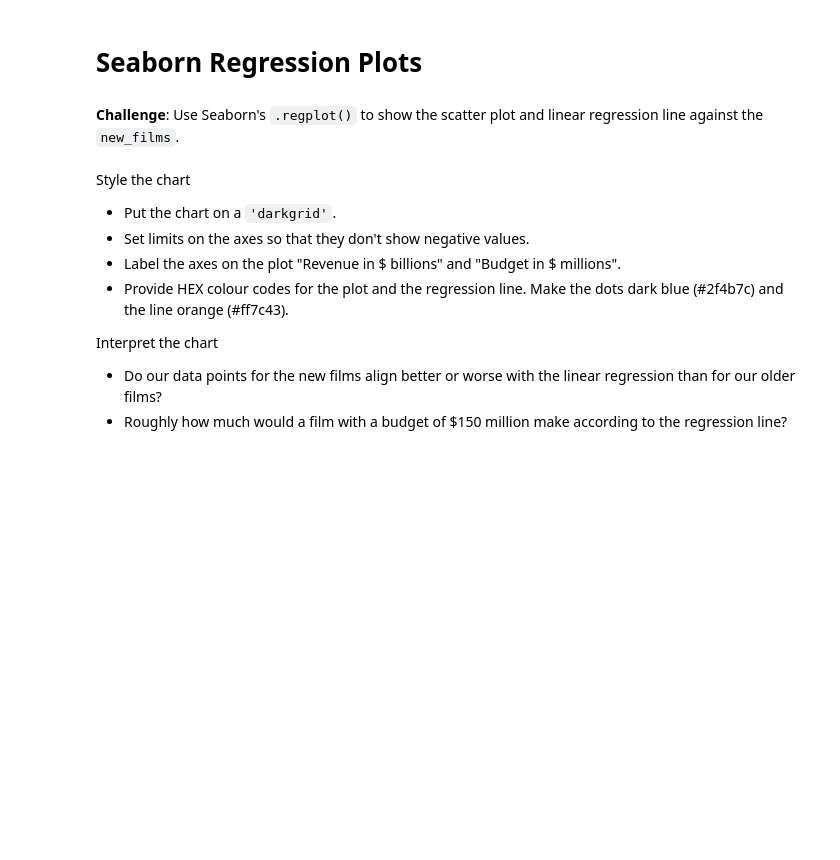
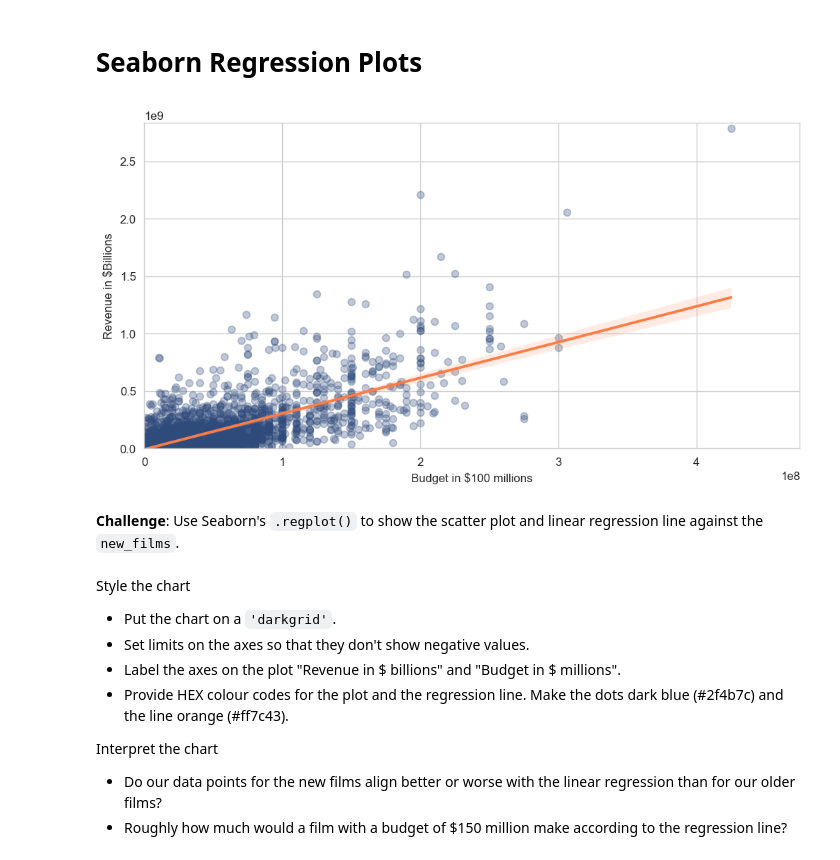
Before and after one commit to Xor01/MovieBudget-vs-Revenue, a Jupyter notebook: Seaborn_and_Linear_Regression.ipynb, the cells around one changed output. Cells and saved outputs as stored; diff of their text form; code cells hidden in the pictures; blank space fills up the shorter version.

Commit message:
create two reg_plots for old and new movies

```diff
--- a/Seaborn_and_Linear_Regression.ipynb
+++ b/Seaborn_and_Linear_Regression.ipynb
@@ -386,6 +386,24 @@ The most expansive movie released prior 1970s:
 | 109 | 1253 | 1963-12-06 | Cleopatra | 42000000 | 71000000 | 57000000 | ... |
 # %% [markdown]
 # Seaborn Regression Plots
+# %%
+plt.figure(figsize=(10, 5), dpi=120)
+
+with sns.axes_style('whitegrid'):
+    x1 = sns.regplot(data=data_clean,
+                x='USD_Production_Budget',
+                y='USD_Worldwide_Gross',
+                scatter_kws={'alpha': 0.3},
+                color='#2f4b7c',
+                line_kws={'color': '#ff7c43'}
+                )
+    x1.set(
+            xlim=(0, new_films['USD_Production_Budget'].max() + 50000000),
+            ylim= (0, new_films['USD_Worldwide_Gross'].max()  + 50000000),
+            ylabel='Revenue in $Billions',
+            xlabel='Budget in $100 millions')
+# %% [output]
+[figure, added]
 # %% [markdown]
 **Challenge**: Use Seaborn's `.regplot()` to show the scatter plot and linear regression line against the `new_films`.
 <br>
```
Also changed, not shown: parts of 1 cell of this notebook.
